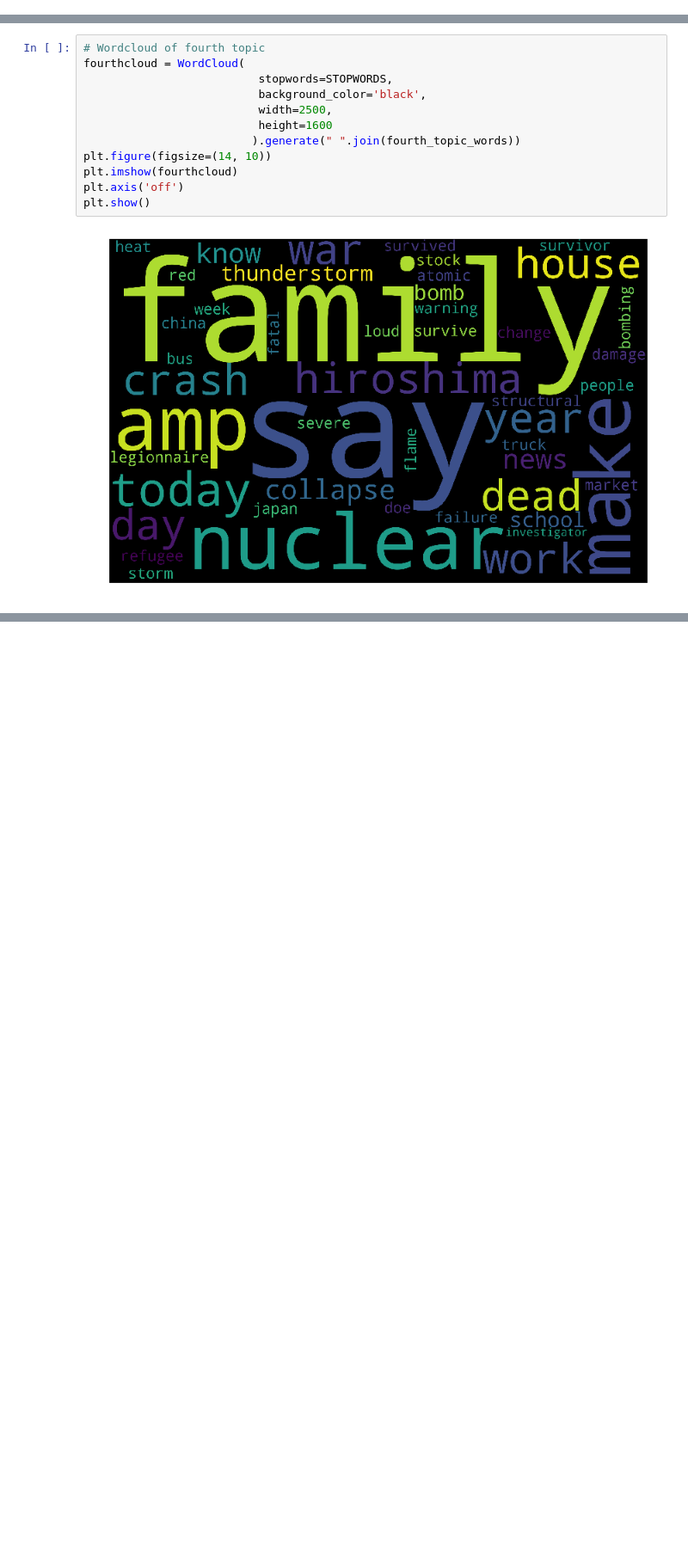
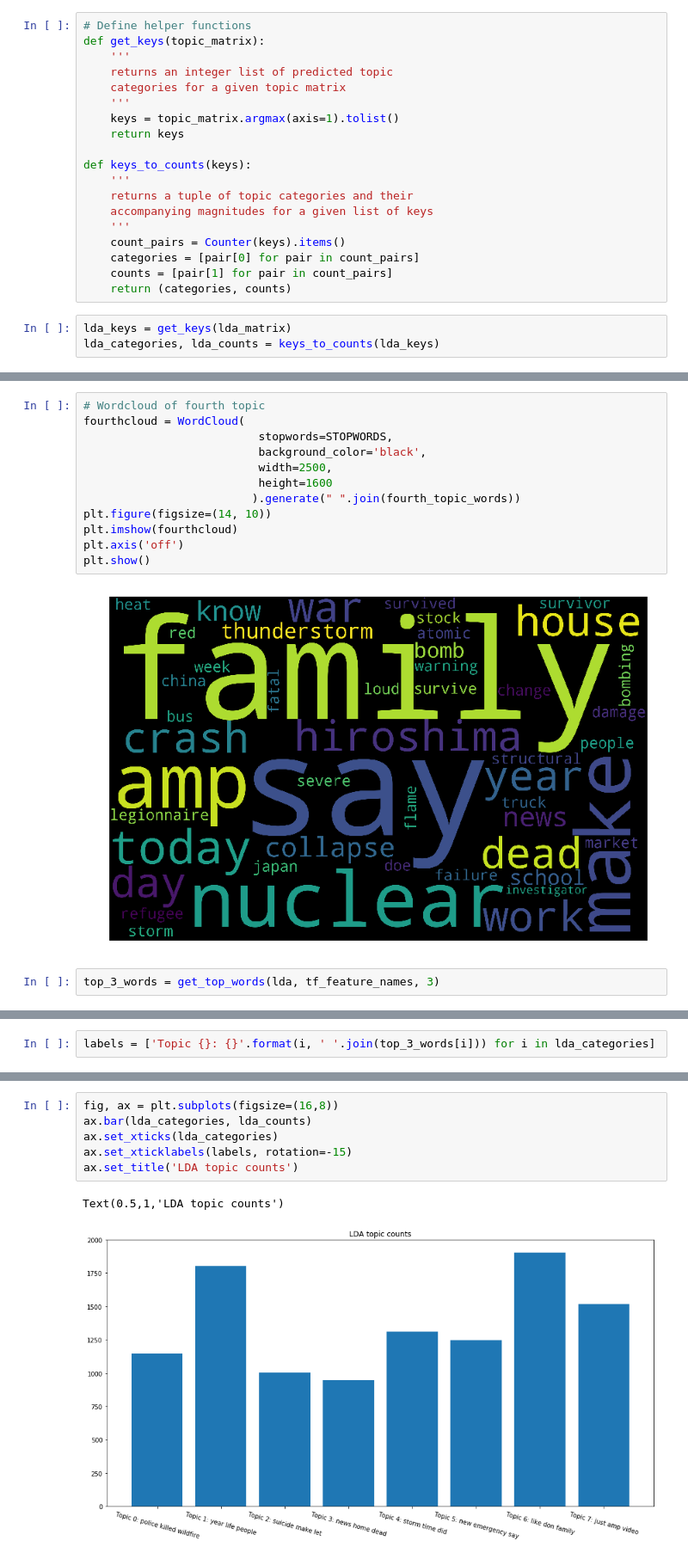
Before and after one commit to shahp7575/disaster-tweets, a Jupyter notebook: social-media-disaster-LDA.ipynb, the cells around one changed output, grey strips where cells are left out. Shown at 86% size. Saved outputs shown, nothing was run; the diff lists cells and outputs as text; blank space fills up the shorter version.

```diff
--- a/social-media-disaster-LDA.ipynb
+++ b/social-media-disaster-LDA.ipynb
@@ -128,3 +141,25 @@ LatentDirichletAllocation(batch_size=128, doc_topic_prior=None,
+# %%
+# Define helper functions
+def get_keys(topic_matrix):
+    '''
+    returns an integer list of predicted topic
+    categories for a given topic matrix
+    '''
+    keys = topic_matrix.argmax(axis=1).tolist()
+    return keys
+
+def keys_to_counts(keys):
+    '''
+    returns a tuple of topic categories and their
+    accompanying magnitudes for a given list of keys
+    '''
+    count_pairs = Counter(keys).items()
+    categories = [pair[0] for pair in count_pairs]
+    counts = [pair[1] for pair in count_pairs]
+    return (categories, counts)
+# %%
+lda_keys = get_keys(lda_matrix)
+lda_categories, lda_counts = keys_to_counts(lda_keys)
 # %%
 n_top_words = 20
 print("\n Topics in LDA model: ")
@@ -214,3 +253,5 @@ plt.axis('off')
 plt.show()
 # %% [output]
 [figure]
+# %%
+top_3_words = get_top_words(lda, tf_feature_names, 3)
@@ -216,0 +266,2 @@ plt.show()
+# %%
+labels = ['Topic {}: {}'.format(i, ' '.join(top_3_words[i])) for i in lda_categories]
@@ -216,0 +279,9 @@ plt.show()
+# %%
+fig, ax = plt.subplots(figsize=(16,8))
+ax.bar(lda_categories, lda_counts)
+ax.set_xticks(lda_categories)
+ax.set_xticklabels(labels, rotation=-15)
+ax.set_title('LDA topic counts')
+# %% [output]
+Text(0.5,1,'LDA topic counts')
+[figure, added]
```
Also changed, not shown: parts of 14 cells of this notebook.
